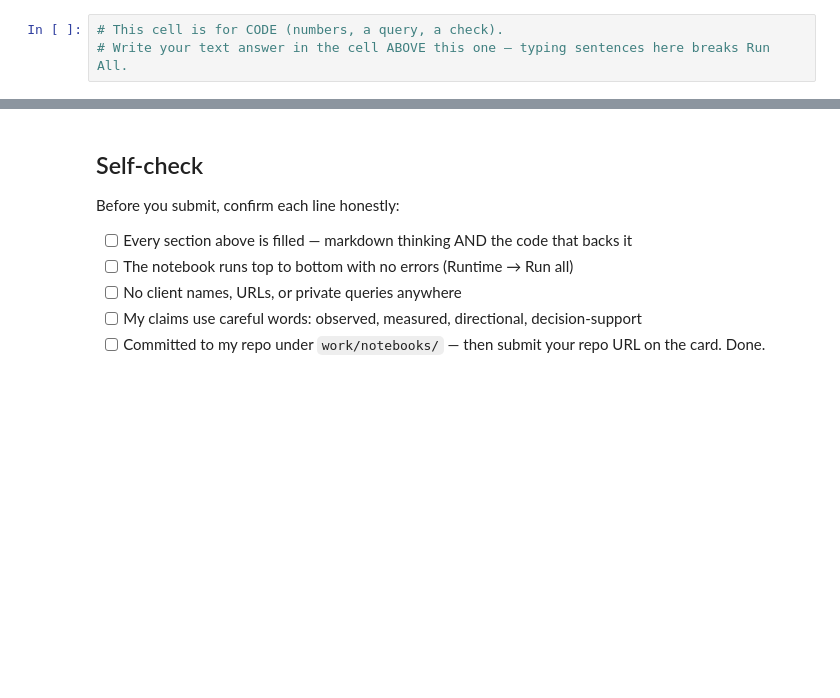
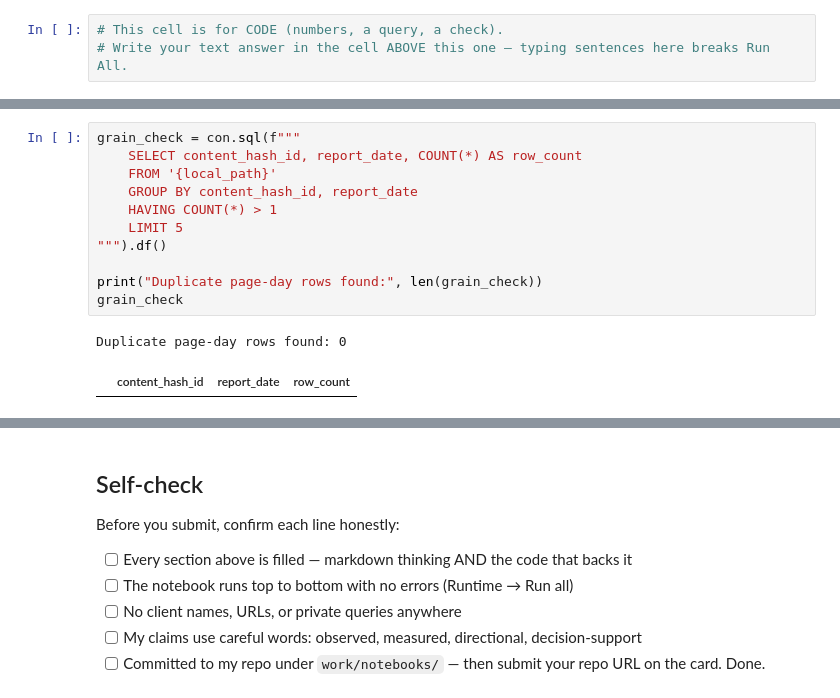
Before and after one commit to emgakii001/flyrank-ml-internship, a Jupyter notebook: work/notebooks/w03_data_contract.ipynb, the cells around one changed output, grey strips where cells are left out. Saved outputs shown, nothing was run; the diff lists cells and outputs as text; blank space fills up the shorter version.

```diff
--- a/work/notebooks/w03_data_contract.ipynb
+++ b/work/notebooks/w03_data_contract.ipynb
@@ -36,0 +263,14 @@ This skeleton is yours to fill. Work the sections **in order** — each one has
+# %%
+grain_check = con.sql(f"""
+    SELECT content_hash_id, report_date, COUNT(*) AS row_count
+    FROM '{local_path}'
+    GROUP BY content_hash_id, report_date
+    HAVING COUNT(*) > 1
+    LIMIT 5
+""").df()
+
+print("Duplicate page-day rows found:", len(grain_check))
+grain_check
+# %% [output]
+Duplicate page-day rows found: 0
+|  | content_hash_id | report_date | row_count |
```
Also changed, not shown: parts of 35 cells of this notebook.
